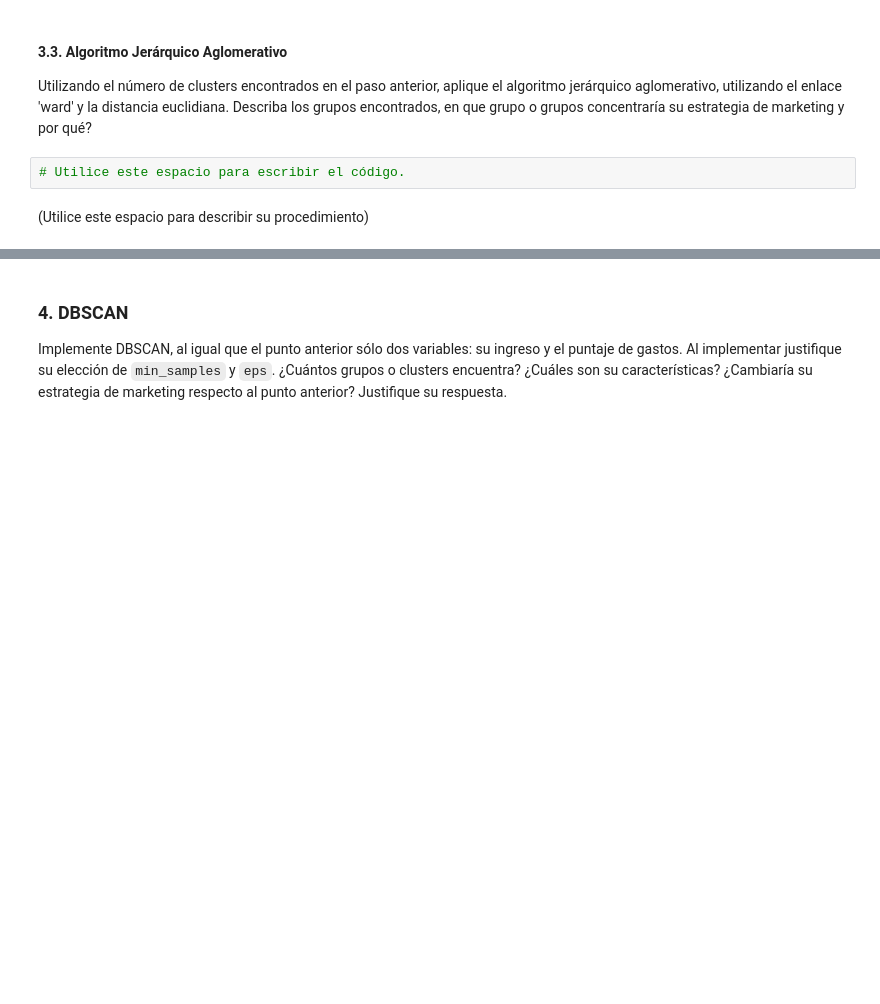
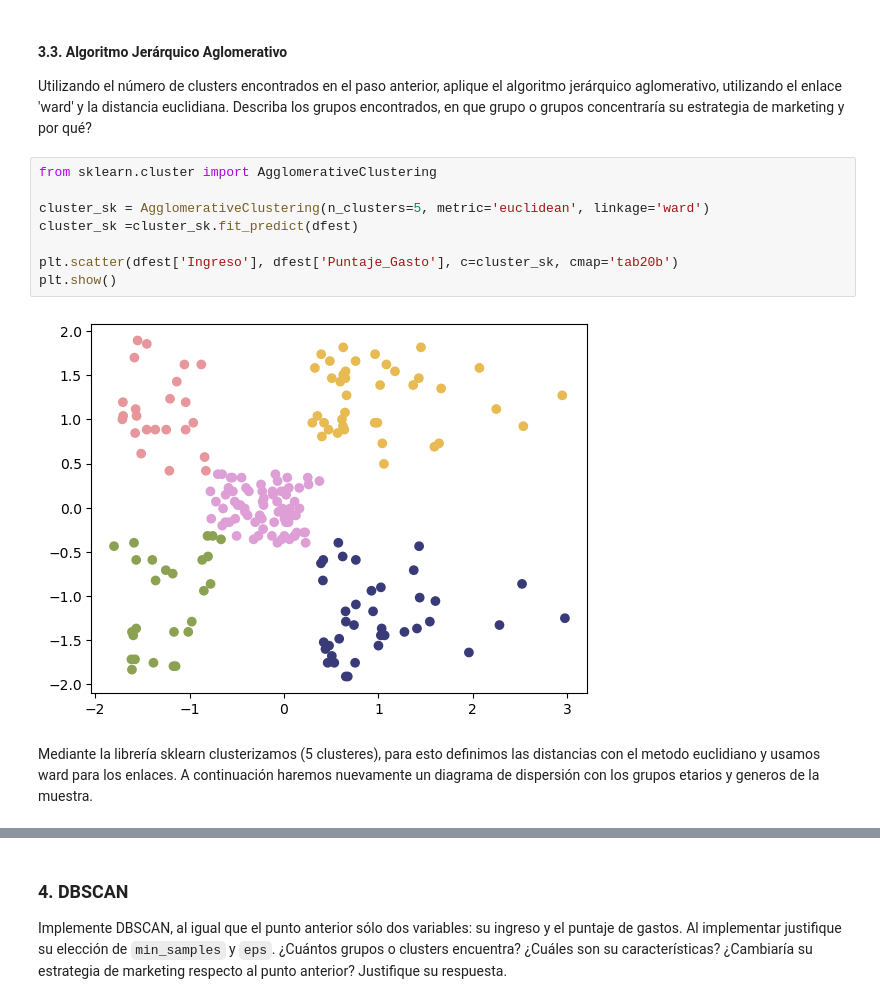
Before and after one commit to sebastian23escobar/Aprendizaje_no_supervisado, a Jupyter notebook: Taller2/S4_Taller_Jerarquico_DBSCAN.ipynb, the cells around one changed output, grey strips where cells are left out. Saved outputs shown, nothing was run; the diff lists cells and outputs as text; blank space fills up the shorter version.

```diff
--- a/Taller2/S4_Taller_Jerarquico_DBSCAN.ipynb
+++ b/Taller2/S4_Taller_Jerarquico_DBSCAN.ipynb
@@ -316,6 +356,14 @@ Retenga el número de clusters que se obtengan luego de fijar la distancia en 6.
 
 Utilizando el número de clusters encontrados en el paso anterior, aplique el algoritmo jerárquico aglomerativo, utilizando el enlace 'ward' y la distancia euclidiana. Describa los grupos encontrados, en que grupo o grupos concentraría su estrategia de marketing y por qué?
 # %%
-# Utilice este espacio para escribir el código.
+from sklearn.cluster import AgglomerativeClustering
+
+cluster_sk = AgglomerativeClustering(n_clusters=5, metric='euclidean', linkage='ward')
+cluster_sk =cluster_sk.fit_predict(dfest)
+
+plt.scatter(dfest['Ingreso'], dfest['Puntaje_Gasto'], c=cluster_sk, cmap='tab20b')
+plt.show()
+# %% [output]
+[figure, added]
 # %% [markdown]
-(Utilice este espacio para describir su procedimiento)
+Mediante la librería sklearn clusterizamos (5 clusteres), para esto definimos las distancias con el metodo euclidiano y usamos ward para los enlaces. A continuación haremos nuevamente un diagrama de dispersión con los grupos etarios y generos de la muestra.
```
Also changed, not shown: parts of 14 cells of this notebook.
